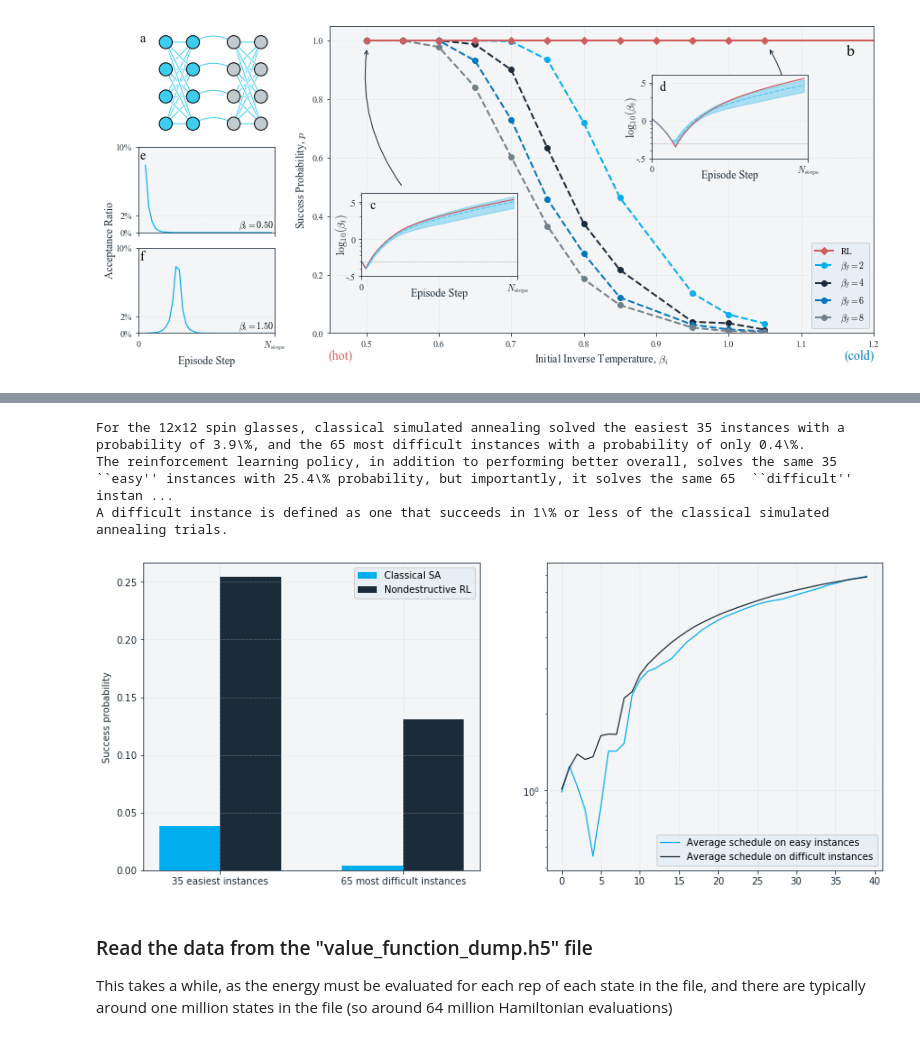
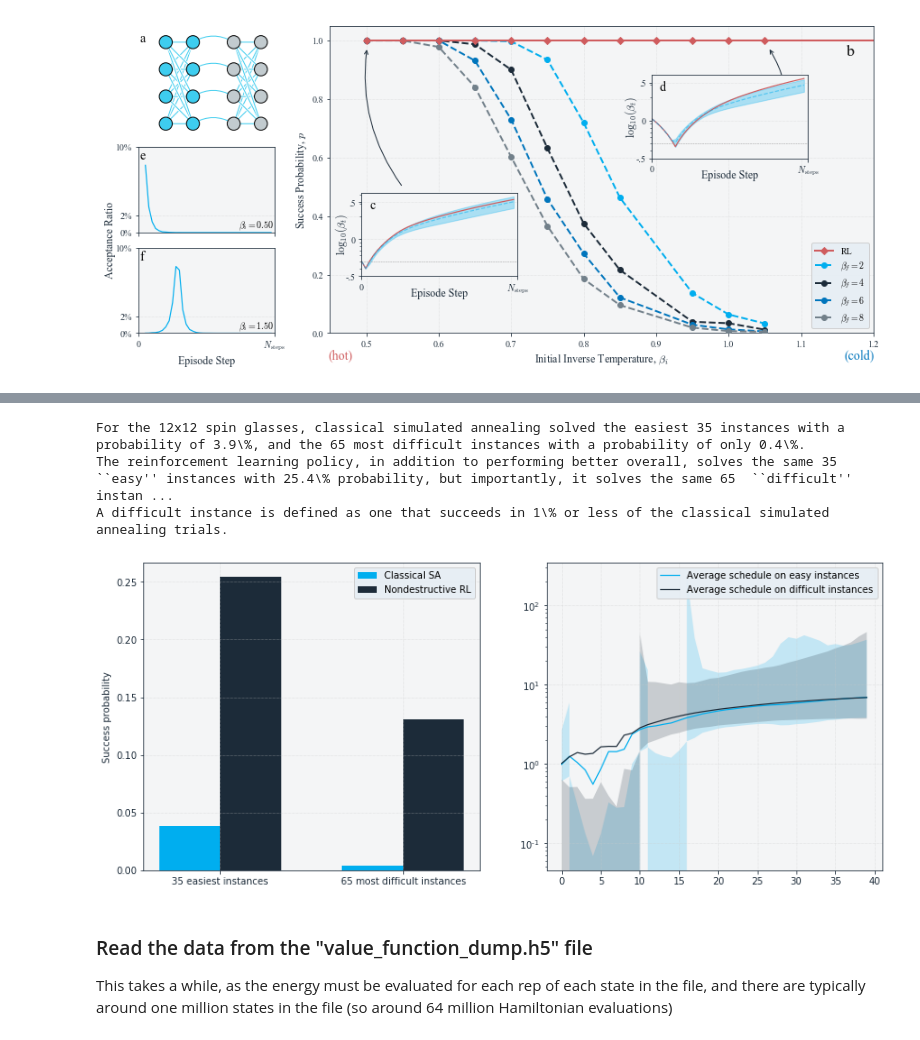
Before and after one commit to millskyle/COOL-1, a Jupyter notebook: plots/Plots.ipynb, the cells around one changed output, grey strips where cells are left out. Saved outputs shown, nothing was run; the diff lists cells and outputs as text; code cells hidden in the pictures.

```diff
--- a/plots/Plots.ipynb
+++ b/plots/Plots.ipynb
@@ -748,36 +748,36 @@ A difficult instance is defined as one that succeeds in {easy_threshold}\% or le
             else:
                 diff_schedules.append(F['Tdat'][...])
 
     easy_schedules = np.array(easy_schedules)
     mean_easy_schedule = np.mean(easy_schedules, axis=0)
     std_easy_schedule = np.std(easy_schedules, axis=0)
 
     diff_schedules = np.array(diff_schedules)
     mean_diff_schedule = np.mean(diff_schedules, axis=0)
     std_diff_schedule = np.std(diff_schedules, axis=0)
 
 
     ax = axs[1]
     xs = np.arange(len(mean_easy_schedule))
     ax.plot(xs, 1/mean_easy_schedule, label="Average schedule on easy instances")
     ax.plot(xs, 1/mean_diff_schedule, label="Average schedule on difficult instances")
 
-    #ax.fill_between(xs, mean_easy_schedule-std_easy_schedule, mean_easy_schedule+std_easy_schedule, alpha=0.2 )
-    #ax.fill_between(xs, mean_diff_schedule-std_diff_schedule, mean_diff_schedule+std_diff_schedule, alpha=0.2 )
+    ax.fill_between(xs, 1/(mean_easy_schedule-std_easy_schedule), 1/(mean_easy_schedule+std_easy_schedule), alpha=0.2 )
+    ax.fill_between(xs, 1/(mean_diff_schedule-std_diff_schedule), 1/(mean_diff_schedule+std_diff_schedule), alpha=0.2 )
 
     ax.set_yscale("log")
     ax.legend()
     fig.show()
 
 
 plot_easyhard_hamiltonian_success(ref_datafile="linear_baseline_L12_dbeta_0.010000", compare_datafile="excellent-taste",
                              prepend_path="/home/kmills/COOL/experiments/01_2DTRJ/runs/results/",
                                   easy_threshold=1, instance_class="12x12 spin glasses")
 # %% [output]
 For the 12x12 spin glasses, classical simulated annealing solved the easiest 35 instances with a probability of 3.9\%, and the 65 most difficult instances with a probability of only 0.4\%.
 The reinforcement learning policy, in addition to performing better overall, solves the same 35 ``easy'' instances with 25.4\% probability, but importantly, it solves the same 65  ``difficult'' instan ...
 A difficult instance is defined as one that succeeds in 1\% or less of the classical simulated annealing trials.
-[figure, old version]
+[figure, new version]
 # %% [markdown]
 ### Read the data from the "value_function_dump.h5" file
 This takes a while, as the energy must be evaluated for each rep of each state in the file, and there are typically around one million states in the file (so around 64 million Hamiltonian evaluations)
```
Also changed, not shown: parts of 1 cell of this notebook, 1 other file.
